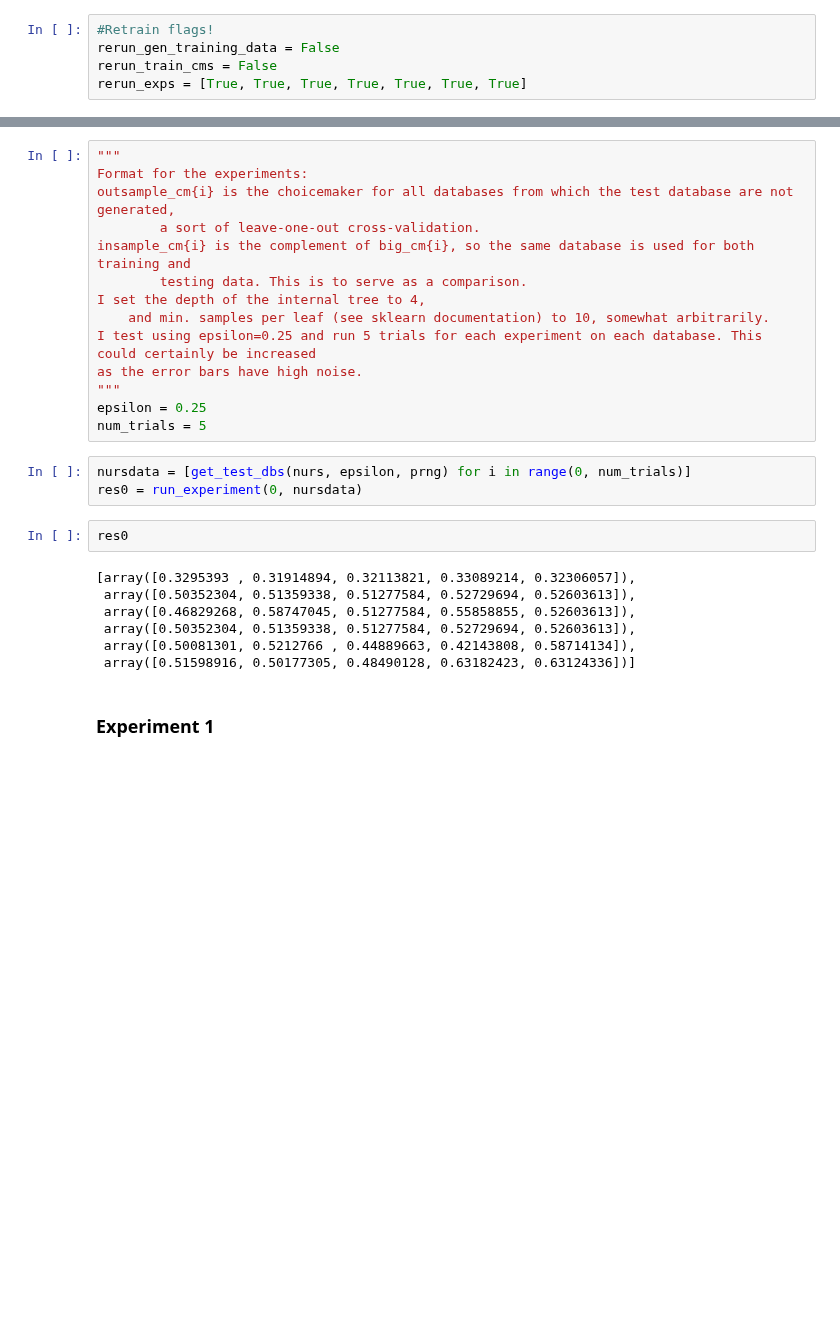
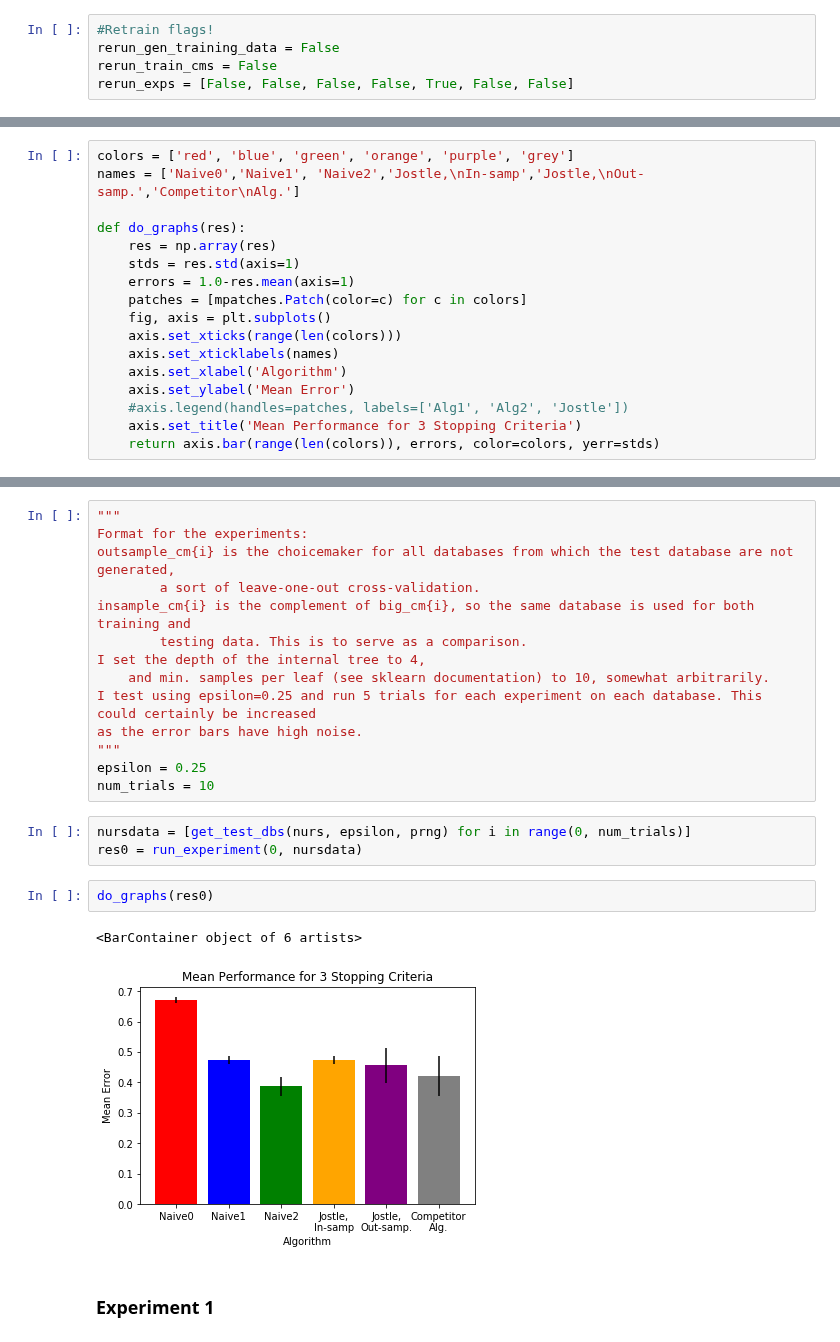
Before and after one commit to jimola/S18_Research, a Jupyter notebook: Python/DecisionTree.ipynb, the cells around one changed output, grey strips where cells are left out. Cells and saved outputs as stored; diff of their text form; blank space fills up the shorter version.

Commit message:
Generated graphs for each dataset

```diff
--- a/Python/DecisionTree.ipynb
+++ b/Python/DecisionTree.ipynb
@@ -33,7 +35,7 @@ import copy
 #Retrain flags!
 rerun_gen_training_data = False
 rerun_train_cms = False
-rerun_exps = [True, True, True, True, True, True, True]
+rerun_exps = [False, False, False, False, True, False, False]
 # %%
 tree_algs = {'leaf': Leaf(), 'split': Split()}
 """
@@ -226,6 +228,23 @@ def run_experiment(i, db, msl=10, md=4):
     else:
         res = pickle.load(open('decision_tree_results/experiment%d.pkl' % i, 'rb'))
     return res
+# %%
+colors = ['red', 'blue', 'green', 'orange', 'purple', 'grey']
+names = ['Naive0','Naive1', 'Naive2','Jostle,\nIn-samp','Jostle,\nOut-samp.','Competitor\nAlg.']
+
+def do_graphs(res):
+    res = np.array(res)
+    stds = res.std(axis=1)
+    errors = 1.0-res.mean(axis=1)
+    patches = [mpatches.Patch(color=c) for c in colors]
+    fig, axis = plt.subplots()
+    axis.set_xticks(range(len(colors)))
+    axis.set_xticklabels(names)
+    axis.set_xlabel('Algorithm')
+    axis.set_ylabel('Mean Error')
+    #axis.legend(handles=patches, labels=['Alg1', 'Alg2', 'Jostle'])
+    axis.set_title('Mean Performance for 3 Stopping Criteria')
+    return axis.bar(range(len(colors)), errors, color=colors, yerr=stds)
 # %% [markdown]
 ### Experiment 0
 # %%
@@ -241,19 +260,15 @@ I test using epsilon=0.25 and run 5 trials for each experiment on each database.
 as the error bars have high noise.
 """
 epsilon = 0.25
-num_trials = 5
+num_trials = 10
 # %%
 nursdata = [get_test_dbs(nurs, epsilon, prng) for i in range(0, num_trials)]
 res0 = run_experiment(0, nursdata)
-# %%
-res0
-# %% [output]
-[array([0.3295393 , 0.31914894, 0.32113821, 0.33089214, 0.32306057]),
- array([0.50352304, 0.51359338, 0.51277584, 0.52729694, 0.52603613]),
- array([0.46829268, 0.58747045, 0.51277584, 0.55858855, 0.52603613]),
- array([0.50352304, 0.51359338, 0.51277584, 0.52729694, 0.52603613]),
- array([0.50081301, 0.5212766 , 0.44889663, 0.42143808, 0.58714134]),
- array([0.51598916, 0.50177305, 0.48490128, 0.63182423, 0.63124336])]
+# %%
+do_graphs(res0)
+# %% [output]
+<BarContainer object of 6 artists>
+[figure, added]
 # %% [markdown]
 ### Experiment 1
 # %%
```
Also changed, not shown: parts of 20 cells of this notebook, 7 other files.
